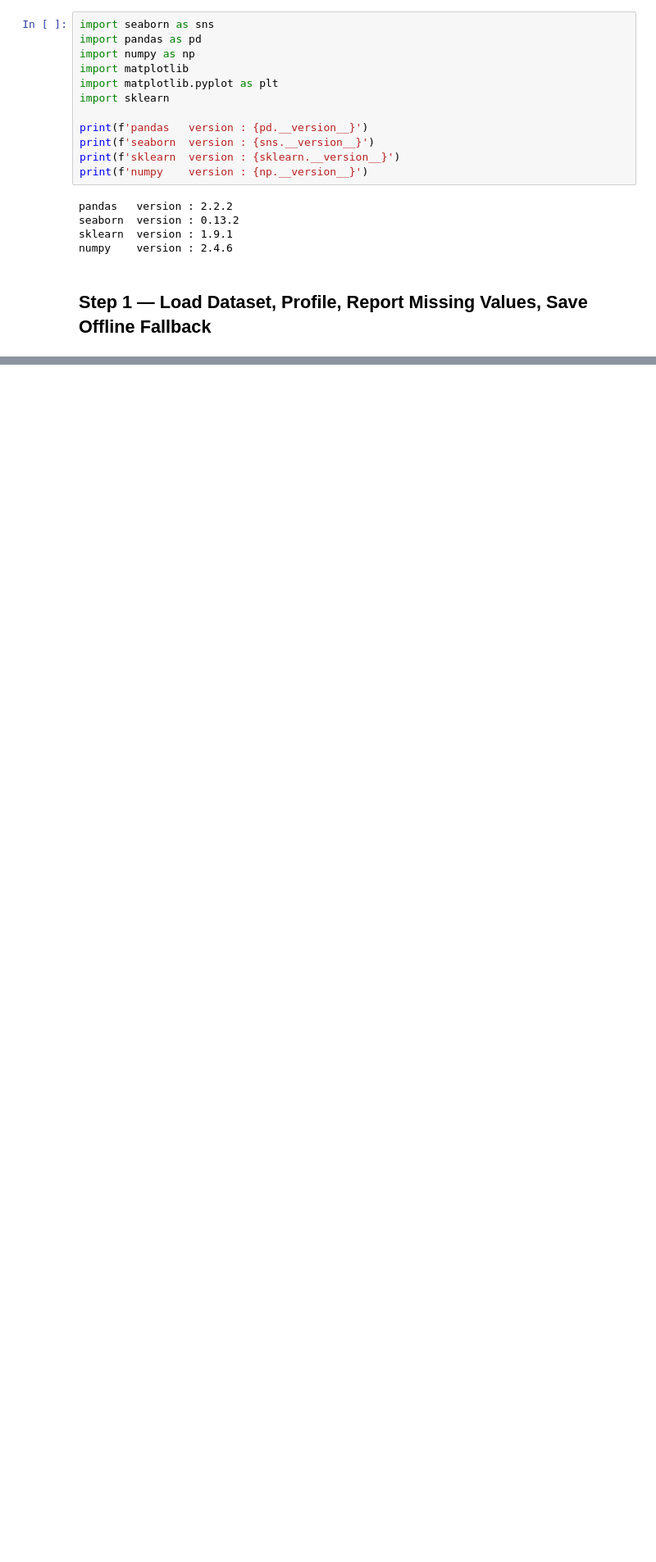
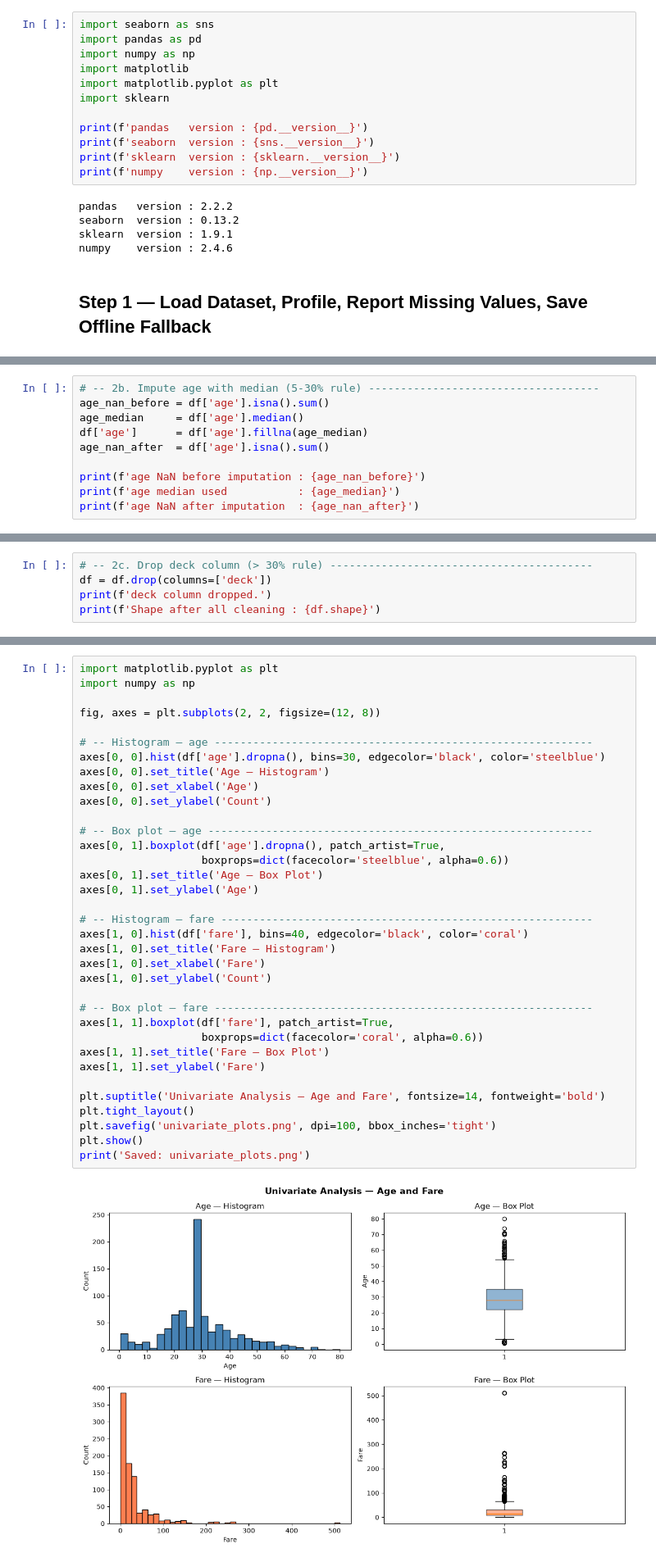
Before and after one commit to kante-Ramanaidu/zepto-ai-platform, a Jupyter notebook: analytics/01_eda.ipynb, the cells around one changed output, grey strips where cells are left out. Shown at 82% size. Cells and saved outputs as stored; diff of their text form; blank space fills up the shorter version.

```diff
--- a/analytics/01_eda.ipynb
+++ b/analytics/01_eda.ipynb
@@ -186,0 +175,10 @@ print(f'   Columns w/ NaN  : {len(missing_report)}')
+# %%
+# -- 2b. Impute age with median (5-30% rule) ------------------------------------
+age_nan_before = df['age'].isna().sum()
+age_median     = df['age'].median()
+df['age']      = df['age'].fillna(age_median)
+age_nan_after  = df['age'].isna().sum()
+
+print(f'age NaN before imputation : {age_nan_before}')
+print(f'age median used           : {age_median}')
+print(f'age NaN after imputation  : {age_nan_after}')
@@ -186,0 +189,5 @@ print(f'   Columns w/ NaN  : {len(missing_report)}')
+# %%
+# -- 2c. Drop deck column (> 30% rule) -----------------------------------------
+df = df.drop(columns=['deck'])
+print(f'deck column dropped.')
+print(f'Shape after all cleaning : {df.shape}')
@@ -186,0 +229,37 @@ print(f'   Columns w/ NaN  : {len(missing_report)}')
+# %%
+import matplotlib.pyplot as plt
+import numpy as np
+
+fig, axes = plt.subplots(2, 2, figsize=(12, 8))
+
+# -- Histogram — age -----------------------------------------------------------
+axes[0, 0].hist(df['age'].dropna(), bins=30, edgecolor='black', color='steelblue')
+axes[0, 0].set_title('Age — Histogram')
+axes[0, 0].set_xlabel('Age')
+axes[0, 0].set_ylabel('Count')
+
+# -- Box plot — age ------------------------------------------------------------
+axes[0, 1].boxplot(df['age'].dropna(), patch_artist=True,
+                   boxprops=dict(facecolor='steelblue', alpha=0.6))
+axes[0, 1].set_title('Age — Box Plot')
+axes[0, 1].set_ylabel('Age')
+
+# -- Histogram — fare ----------------------------------------------------------
+axes[1, 0].hist(df['fare'], bins=40, edgecolor='black', color='coral')
+axes[1, 0].set_title('Fare — Histogram')
+axes[1, 0].set_xlabel('Fare')
+axes[1, 0].set_ylabel('Count')
+
+# -- Box plot — fare -----------------------------------------------------------
+axes[1, 1].boxplot(df['fare'], patch_artist=True,
+                   boxprops=dict(facecolor='coral', alpha=0.6))
+axes[1, 1].set_title('Fare — Box Plot')
+axes[1, 1].set_ylabel('Fare')
+
+plt.suptitle('Univariate Analysis — Age and Fare', fontsize=14, fontweight='bold')
+plt.tight_layout()
+plt.savefig('univariate_plots.png', dpi=100, bbox_inches='tight')
+plt.show()
+print('Saved: univariate_plots.png')
+# %% [output]
+[figure, added]
```
Also changed, not shown: parts of 28 cells of this notebook, 4 other files.
